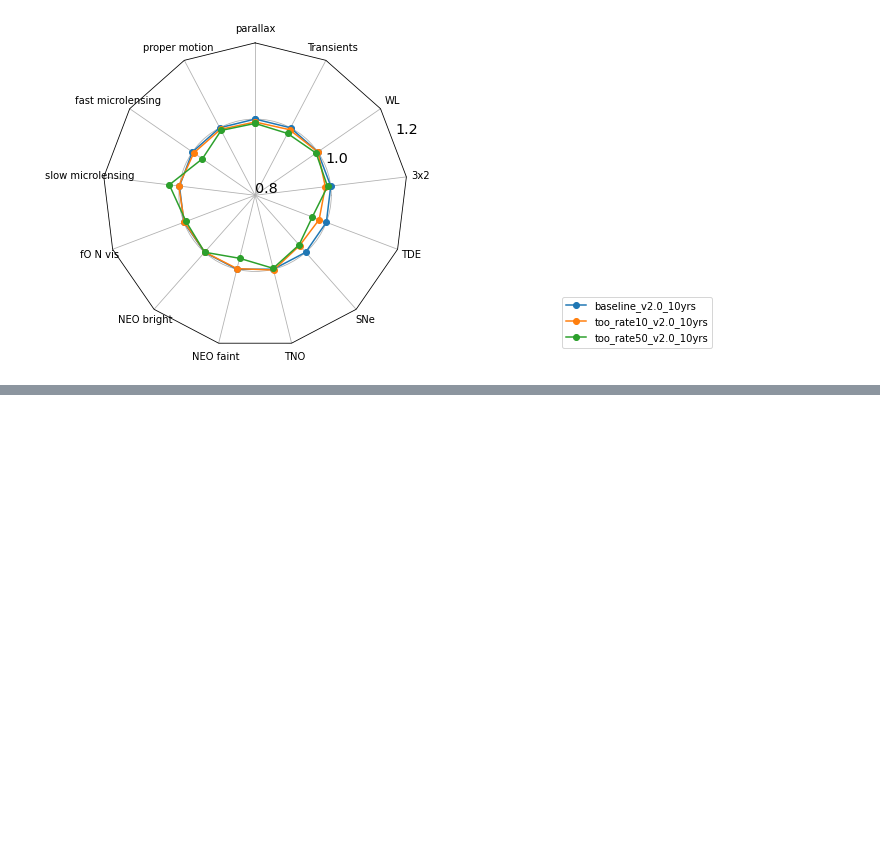
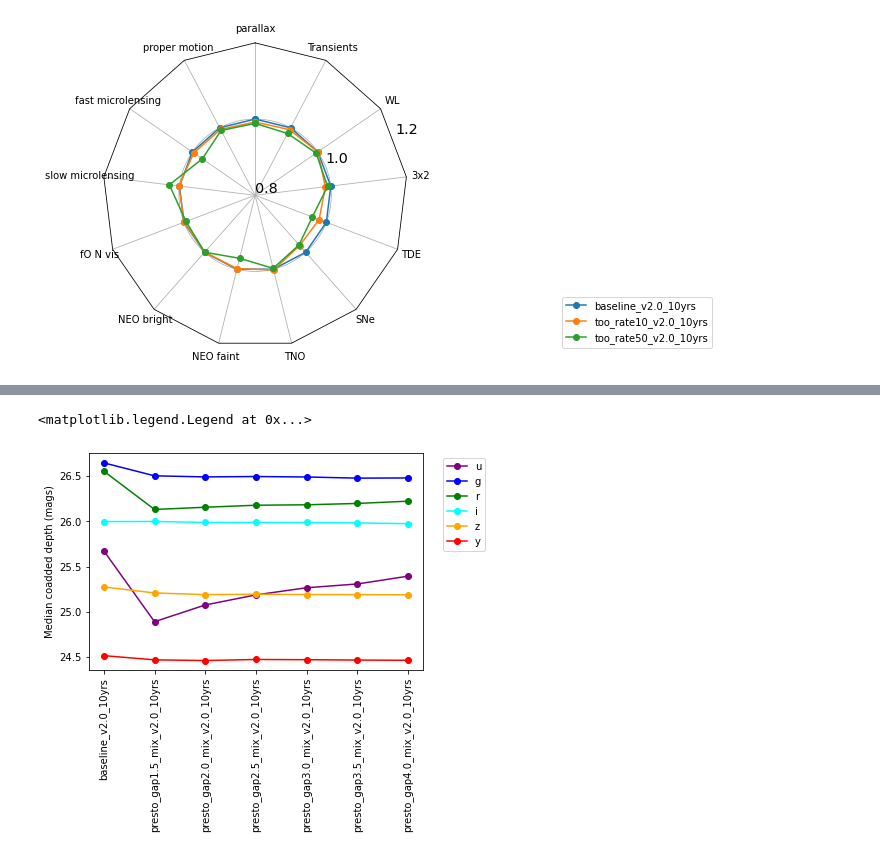
Before and after one commit to lsst-sims/sims_featureScheduler_runs2.0, a Jupyter notebook: maf/combined_look.ipynb, the cells around one changed output, grey strips where cells are left out. Cells and saved outputs as stored; diff of their text form; code cells hidden in the pictures; blank space fills up the shorter version.

```diff
--- a/maf/combined_look.ipynb
+++ b/maf/combined_look.ipynb
@@ -394,0 +471,12 @@ fig.tight_layout()
+# %%
+f2c = {'u': 'purple', 'g': 'blue', 'r': 'green',
+       'i': 'cyan', 'z': 'orange', 'y': 'red'}
+fig, ax = plt.subplots()
+for filtername in 'ugrizy':
+    ax.plot(mag_data.loc[runs][filtername], label=filtername, color=f2c[filtername], marker='o')
+ack = ax.tick_params('x',  rotation=90)
+ax.set_ylabel('Median coadded depth (mags)')
+ax.legend(bbox_to_anchor=(1.2, 1.0))
+# %% [output]
+<matplotlib.legend.Legend at 0x...>
+[figure, added]
```
Also changed, not shown: parts of 14 cells of this notebook.
